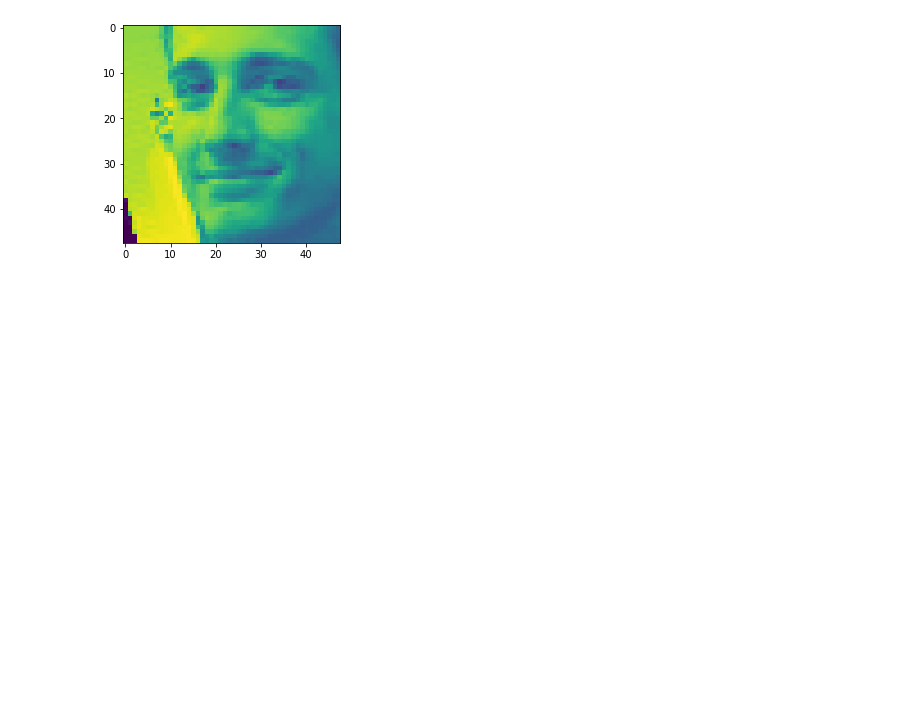
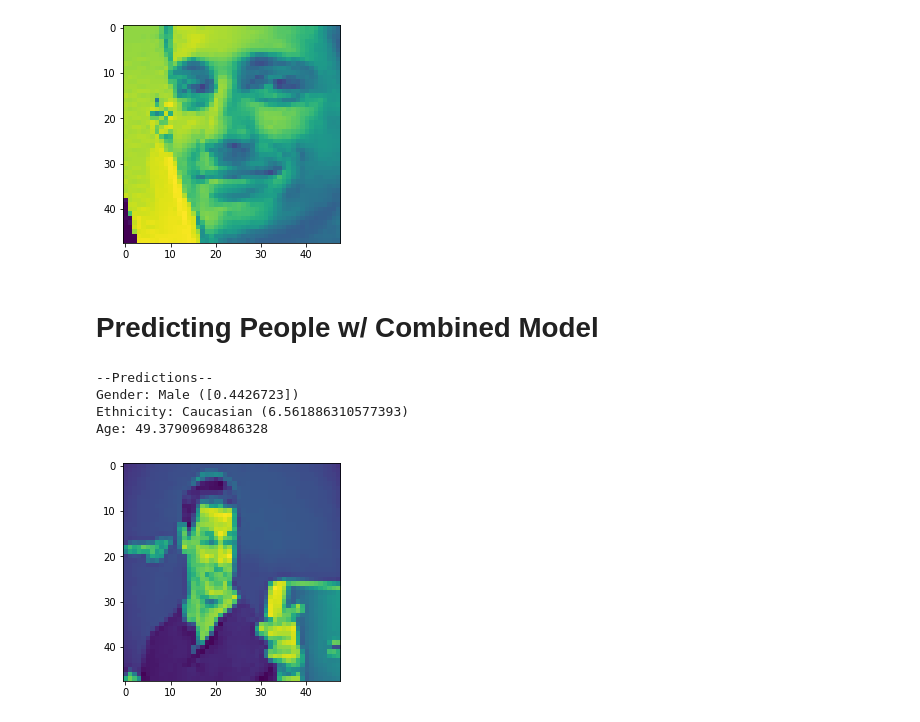
Before and after one commit to Real-VeerSandhu/Ethnicity-Age-Prediction, a Jupyter notebook: main_notebook.ipynb, the cells around one changed output. Cells and saved outputs as stored; diff of their text form; code cells hidden in the pictures; blank space fills up the shorter version.

Commit message:
predicting famous people

```diff
--- a/main_notebook.ipynb
+++ b/main_notebook.ipynb
@@ -491,16 +491,18 @@ Gender: Male ([0.01340675])
 Ethnicity: Caucasian (4.531178951263428)
 Age: 29.105409622192383
 [figure]
+# %% [markdown]
+# Predicting People w/ Combined Model
 # %%
-def predict_all_local(path):
+def predict_all(path):
     '''Predict gender, ethnicity, and age from any image'''
 
     img1 = Image.open(path).convert(mode="RGB")
-    img1 = img1.resize((46,46))
+    img1 = img1.resize((48,48))
+    img1 = ImageOps.grayscale(img1)
     array1 = np.array(img1.getdata())
-    img_np_array = np.reshape(array1, (1,46,46)) / 255.0
+    input_img = np.reshape(array1, (48,48,1)) / 255.0
 
-    input_img = X_test3[index]
     plt.imshow(input_img)
 
     # Gender
@@ -521,3 +523,11 @@ def predict_all_local(path):
     print(f'Gender: {gender} ({pred1})')
     print(f'Ethnicity: {ethnicity} ({pred2[0][np.argmax(pred2)]})')
     print(f'Age: {age[0][0]}')
+# %%
+predict_all('test_images/cant-see-me.jpg')
+# %% [output]
+--Predictions--
+Gender: Male ([0.4426723])
+Ethnicity: Caucasian (6.561886310577393)
+Age: 49.37909698486328
+[figure, added]
```
Also changed, not shown: parts of 5 cells of this notebook, 7 other files.
